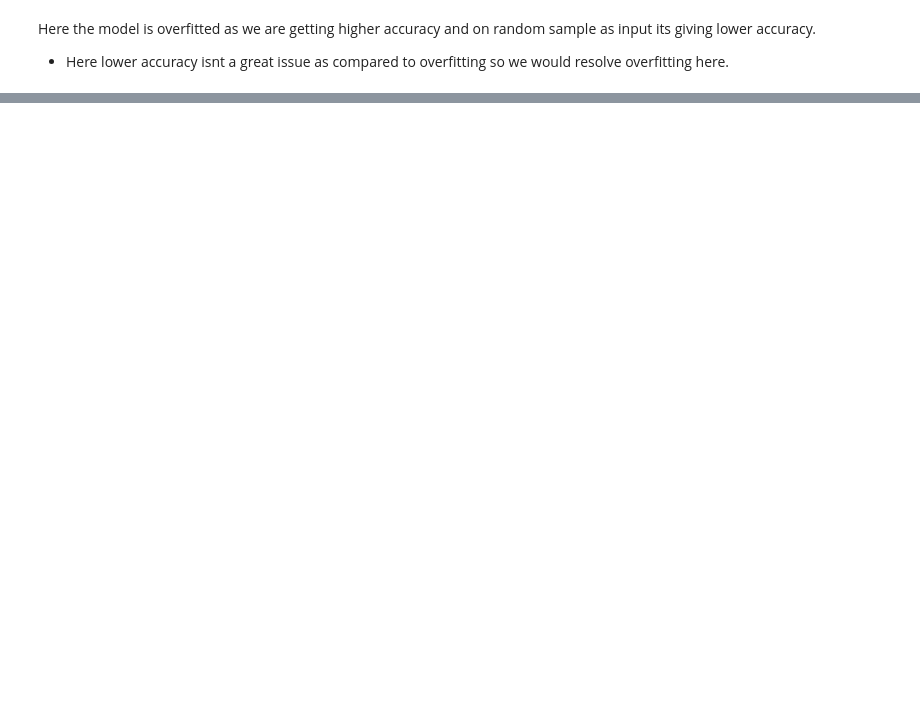
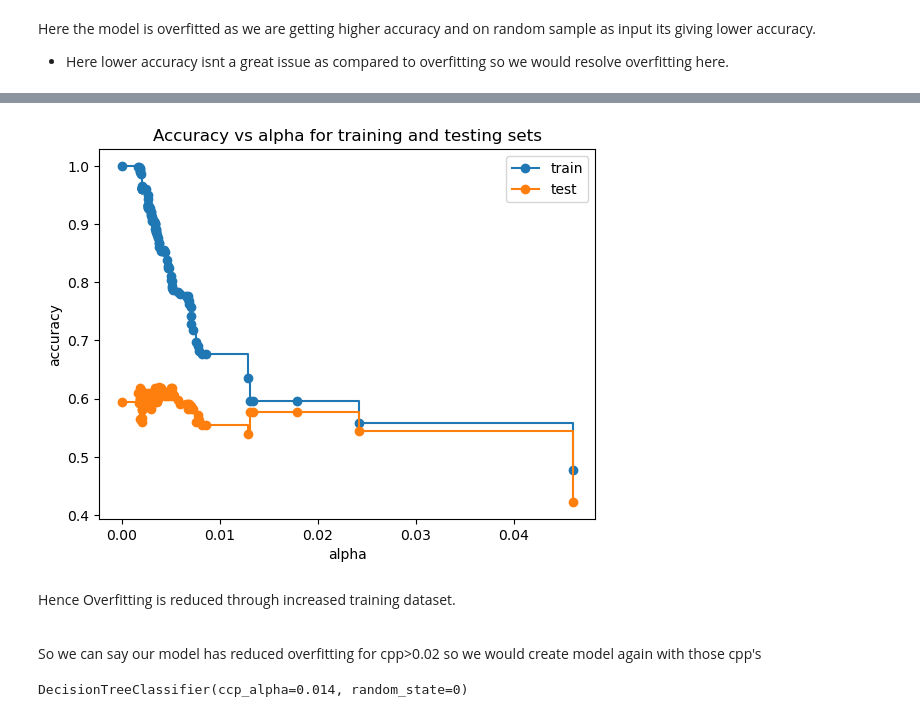
Before and after one commit to farizali10/wine_quality-DT, a Jupyter notebook: notebook.ipynb, the cells around one changed output, grey strips where cells are left out. Drawn from its saved outputs; the diff is of its cells as text; code cells hidden in the pictures; blank space fills up the shorter version.

```diff
--- a/notebook.ipynb
+++ b/notebook.ipynb
@@ -253,0 +446,9 @@ Here the model is overfitted as we are getting higher accuracy and on random sam
+# %%
+ccp_alpha = path.ccp_alphas
+# %%
+# Passsing different ccp alphas
+dt_model2 = []
+for ccp in ccp_alpha:
+    dt_m = DecisionTreeClassifier(ccp_alpha=ccp)
+    dt_m.fit(x1,y1)
+    dt_model2.append(dt_m)
@@ -253,0 +485,4 @@ Here the model is overfitted as we are getting higher accuracy and on random sam
+# %%
+train_scoreCPP = [i.score(x1,y1) for i in dt_model2]
+# %%
+test_scoreCPP = [i.score(x_test,y_test) for i in dt_model2]
@@ -253,0 +529,23 @@ Here the model is overfitted as we are getting higher accuracy and on random sam
+# %%
+fig, ax = plt.subplots()
+ax.set_xlabel("alpha")
+ax.set_ylabel("accuracy")
+ax.set_title("Accuracy vs alpha for training and testing sets")
+ax.plot(ccp_alpha, train_scoreCPP, marker='o', label="train",
+        drawstyle="steps-post")
+ax.plot(ccp_alpha, test_scoreCPP, marker='o', label="test",
+        drawstyle="steps-post")
+ax.legend()
+plt.show()
+# %% [output]
+[figure, added]
+# %% [markdown]
+Hence Overfitting is reduced through increased training dataset.
+
+<br>
+So we can say our model has reduced overfitting for cpp>0.02 so we would create model again with those cpp's
+# %%
+dt_model_ccp = DecisionTreeClassifier(random_state=0 , ccp_alpha=.014)
+dt_model_ccp.fit(x1,y1)
+# %% [output]
+DecisionTreeClassifier(ccp_alpha=0.014, random_state=0)
```
Also changed, not shown: parts of 66 cells of this notebook, 1 other file.
